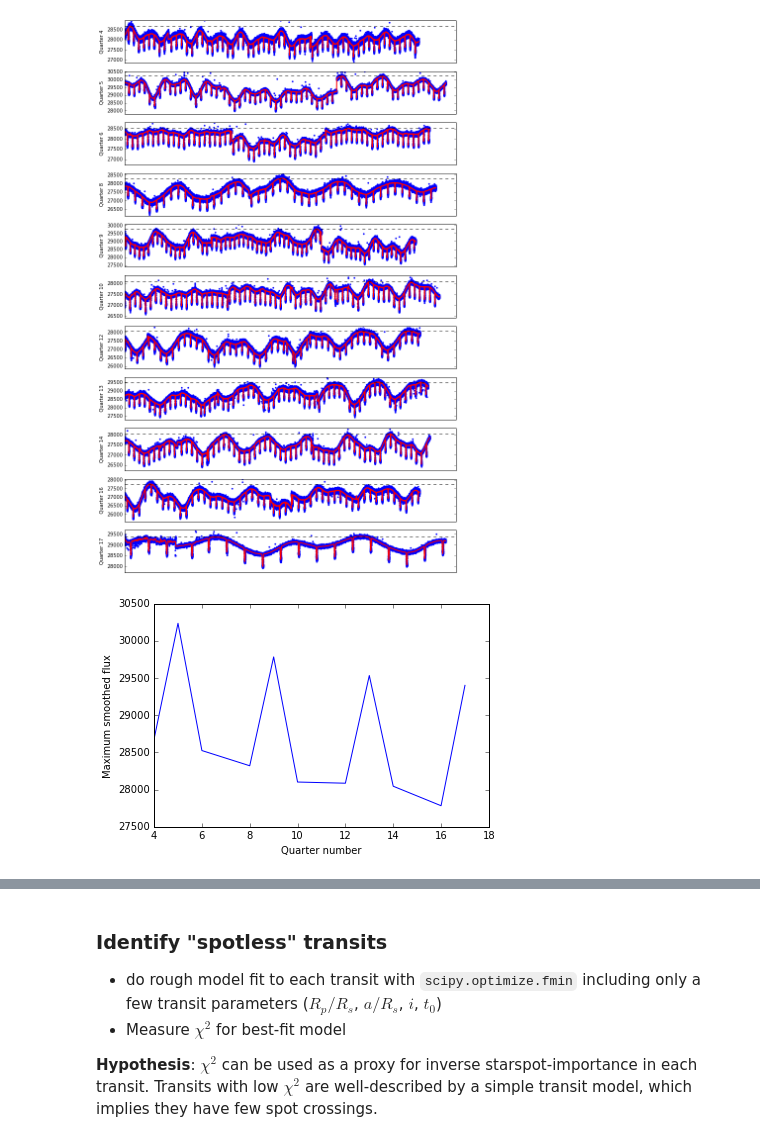
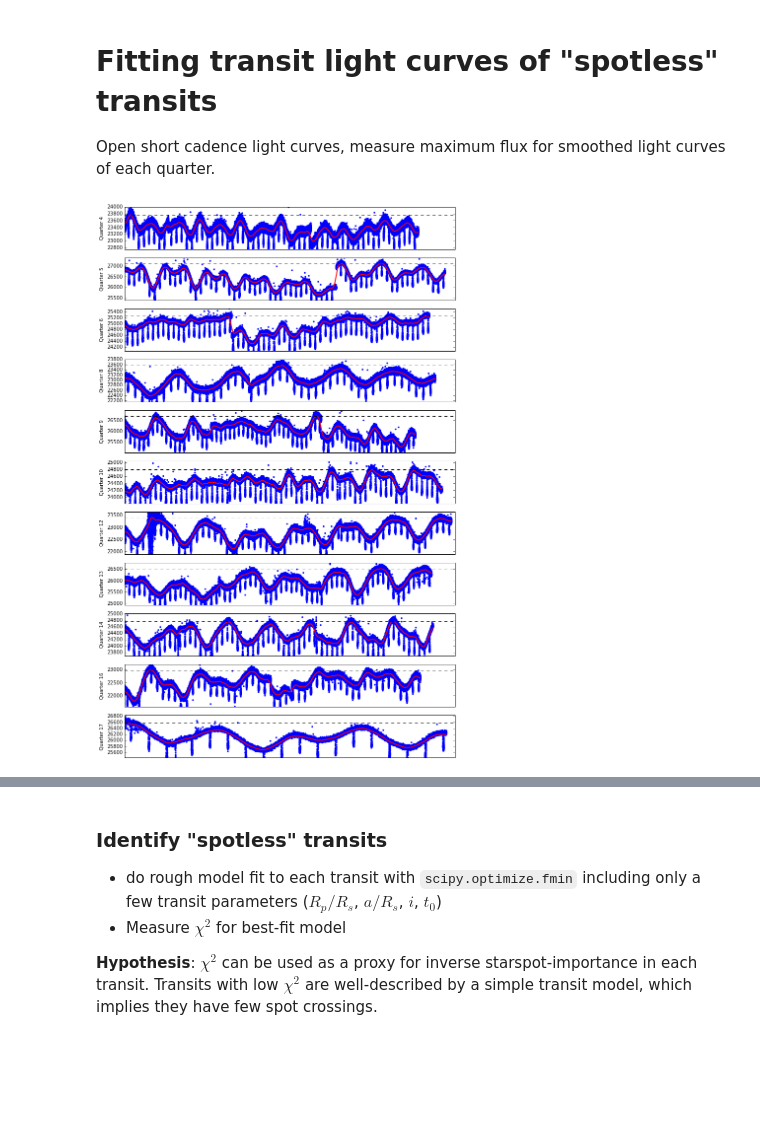
Before and after one commit to bmorris3/starspots, a Jupyter notebook: kepler17/fit_transit_shallow-k17.ipynb, the cells around one changed output, grey strips where cells are left out. Saved outputs shown, nothing was run; the diff lists cells and outputs as text; code cells hidden in the pictures; blank space fills up the shorter version.

```diff
--- a/kepler17/fit_transit_shallow-k17.ipynb
+++ b/kepler17/fit_transit_shallow-k17.ipynb
@@ -42,32 +1,66 @@ data_path = '/astro/users/bmmorris/git/hat-11/lightcurves'
+# %% [markdown]
+# Fitting transit light curves of "spotless" transits
+
+Open short cadence light curves, measure maximum flux for smoothed light curves of each quarter.
 # %%
+%matplotlib inline
+#%load_ext autoreload
+#%autoreload 2
+
+import os
+from glob import glob
+import sys
+sys.path.insert(0, '../')
+from copy import deepcopy
+
+from starspots.lightcurve import LightCurve
+from starspots.systemparams import k17_params_morris, aRs_i
+from starspots.fitting import (print_emcee_results, run_emcee,
+                               plot_triangle, run_emcee_ephemeris)
+
+from IPython.display import display_latex, Latex
+import numpy as np
+import matplotlib.pyplot as plt
+
+# Here are initial orbit parameters for the first fits
+k17_params_init = k17_params_morris()
+
+# Here are parameters to fill with the results from the first fit, to
+# use in the ephemeris fit
+k17_params_for_eph = k17_params_morris()
+
+path_to_fits_files = '/local/tmp/kepler17/'
+
+# Retrieve long and short cadence data
+short_cadence_paths = glob(os.path.join(path_to_fits_files,
+                                        '*slc.fits'))
+
+short_lc = LightCurve.from_raw_fits(short_cadence_paths,
+                                    name='raw_short',
+                                    transit_params=k17_params_init)
+
+data_path = '/astro/users/bmmorris/git/hat-11/lightcurves'
+
 available_quarters = short_lc.get_available_quarters()
 quarters = [short_lc.get_quarter(q) for q in short_lc.get_available_quarters()]
 
 from scipy.ndimage import gaussian_filter
 
 fig, ax = plt.subplots(11, 1, figsize=(12, 20))
 quarterly_maxes = {}
-set_upper_limit = 4e4
+set_upper_limit = 3e4
 for i, quarter_number, lc in zip(range(len(available_quarters)), available_quarters, quarters):
     fluxes = lc.fluxes[lc.fluxes < set_upper_limit]
-    smoothed_fluxes = gaussian_filter(fluxes, sigma=20)
+    smoothed_fluxes = gaussian_filter(fluxes, sigma=700)
     quarterly_maxes[quarter_number] = np.max(smoothed_fluxes)
 
     ax[i].plot(fluxes, '.')
     ax[i].plot(smoothed_fluxes, 'r', lw=2)
     ax[i].axhline(np.max(smoothed_fluxes), ls='--', color='k')
     ax[i].set(ylabel='Quarter {0}'.format(quarter_number),
               ylim=[0.99*smoothed_fluxes.min(), 1.01*smoothed_fluxes.max()],
               xticks=[])
 plt.show()
-# plt.plot(fluxes, '.')
-# plt.plot(smoothed_fluxes, 'r', lw=3)
-# plt.xlim([4e4, 5.5e4])
-plt.figure()
-plt.plot(quarterly_maxes.keys(), quarterly_maxes.values())
-plt.xlabel('Quarter number')
-plt.ylabel('Maximum smoothed flux');
 # %% [output]
-[figure, old version]
+[figure, new version]
-[figure, removed]
 # %%
```
Also changed, not shown: parts of 50 cells of this notebook.
